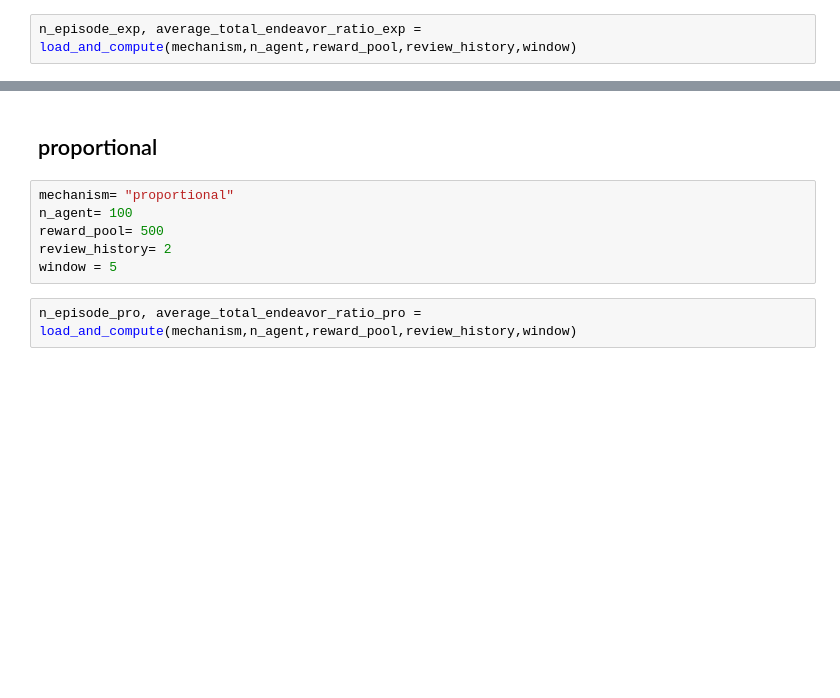
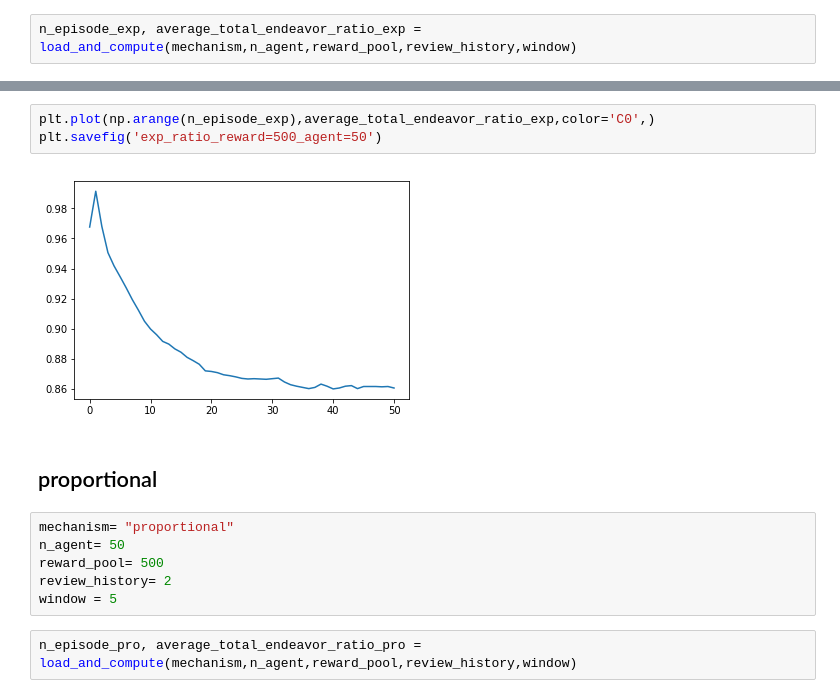
Before and after one commit to deconlabs/passport, a Jupyter notebook: make compare graph.ipynb, the cells around one changed output, grey strips where cells are left out. Saved outputs shown, nothing was run; the diff lists cells and outputs as text; blank space fills up the shorter version.

```diff
--- a/make compare graph.ipynb
+++ b/make compare graph.ipynb
@@ -49,8 +45,13 @@ plt.plot(np.arange(n_episode_exp),average_total_endeavor_ratio_exp)
+# %%
+plt.plot(np.arange(n_episode_exp),average_total_endeavor_ratio_exp,color='C0',)
+plt.savefig('exp_ratio_reward=500_agent=50')
+# %% [output]
+[figure, added]
 # %% [markdown]
 ## proportional
 # %%
 mechanism= "proportional"
-n_agent= 100
+n_agent= 50
 reward_pool= 500
 review_history= 2
 window = 5
```
Also changed, not shown: parts of 16 cells of this notebook.
